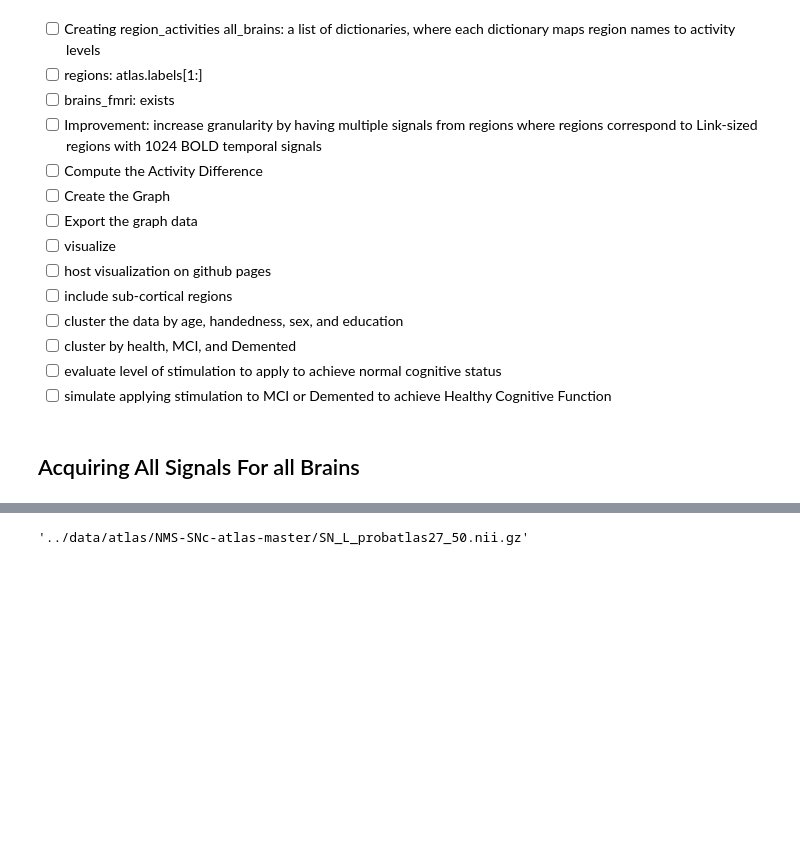
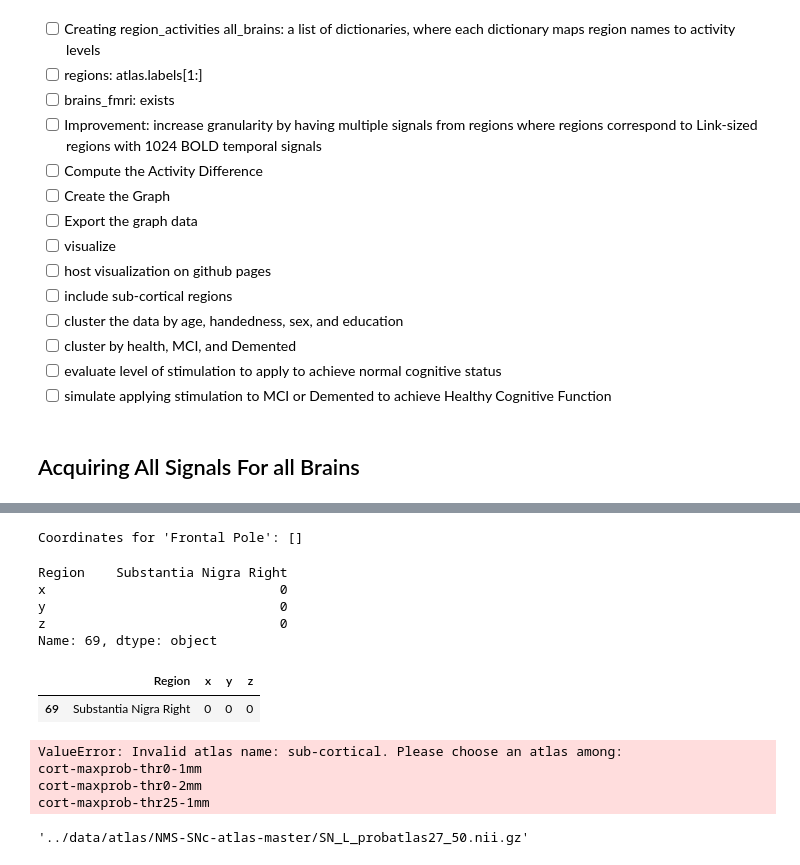
Before and after one commit to efwoods/Parkinsons_Disease_Study, a Jupyter notebook: notebooks/_initial_analysis_collecting_and_calculating_dataframes.ipynb, the cells around one changed output, grey strips where cells are left out. Cells and saved outputs as stored; diff of their text form; code cells hidden in the pictures; blank space fills up the shorter version.

```diff
--- a/notebooks/_initial_analysis_collecting_and_calculating_dataframes.ipynb
+++ b/notebooks/_initial_analysis_collecting_and_calculating_dataframes.ipynb
@@ -397,3 +504,65 @@ plotting.plot_roi(atlas_filename, title="Harvard-Oxford Sub-cortical Atlas", dis
+# %%
+import nibabel as nib
+from nilearn import plotting
+from nilearn import image
+import numpy as np
+
+# Load an MNI template (standard brain template)
+mni_template = nib.load(atlas_filename)  # Use the path to the MNI template file
+data = mni_template.get_fdata()
+
+# Define a function to extract coordinates for specific brain regions from an atlas
+def get_coordinates(region_name):
+    # Load the brain atlas (ensure you have an atlas like Harvard-Oxford or similar)
+    atlas_path = atlas_filename  # Replace with the actual atlas file path
+    atlas = nib.load(atlas_path)
+    atlas_data = atlas.get_fdata()
+
+    # Lookup for the region in the atlas (you would need to map region names to specific voxel values)
+    # Assuming the region is encoded by a unique value in the atlas
+    region_label = None  # Get the corresponding label (this depends on your atlas)
+    region_indices = np.where(atlas_data == region_label)
+
+    # Convert voxel indices to MNI space (you can use nibabel for this)
+    mni_coords = nib.affines.apply_affine(mni_template.affine, np.array(region_indices).T)
+
+    return mni_coords
+
+# Example: Get coordinates for the 'Frontal Pole'
+coordinates = get_coordinates('Substantia Nigra Right')
+print(f"Coordinates for 'Frontal Pole': {coordinates}")
+# %% [output]
+Coordinates for 'Frontal Pole': []
+# %%
+x = np.array([0 for index in range(71)])
+y = np.array([0 for index in range(71)])
+z = np.array([0 for index in range(71)])
+# %%
+region_coordinate_df["x"] = x
+region_coordinate_df["y"] = y
+region_coordinate_df["z"] = z
+# %%
+region_coordinate_df.iloc[69, :]
+# %% [output]
+Region    Substantia Nigra Right
+x                              0
+y                              0
+z                              0
+Name: 69, dtype: object
+# %%
+region = "Substantia Nigra Right"
+# %%
+region_coordinate_df.loc[region_coordinate_df["Region"] == region, :]
+# %% [output]
+|  | Region | x | y | z |
+| 69 | Substantia Nigra Right | 0 | 0 | 0 |
+# %%
+atlas_filename = datasets.fetch_atlas_harvard_oxford('sub-cortical')['filename']
+# %% [output]
+ValueError: Invalid atlas name: sub-cortical. Please choose an atlas among:
+cort-maxprob-thr0-1mm
+cort-maxprob-thr0-2mm
+cort-maxprob-thr25-1mm
 # %%
 atlas_filename
 # %% [output]
```
Also changed, not shown: parts of 12 cells of this notebook, 5 other files.
